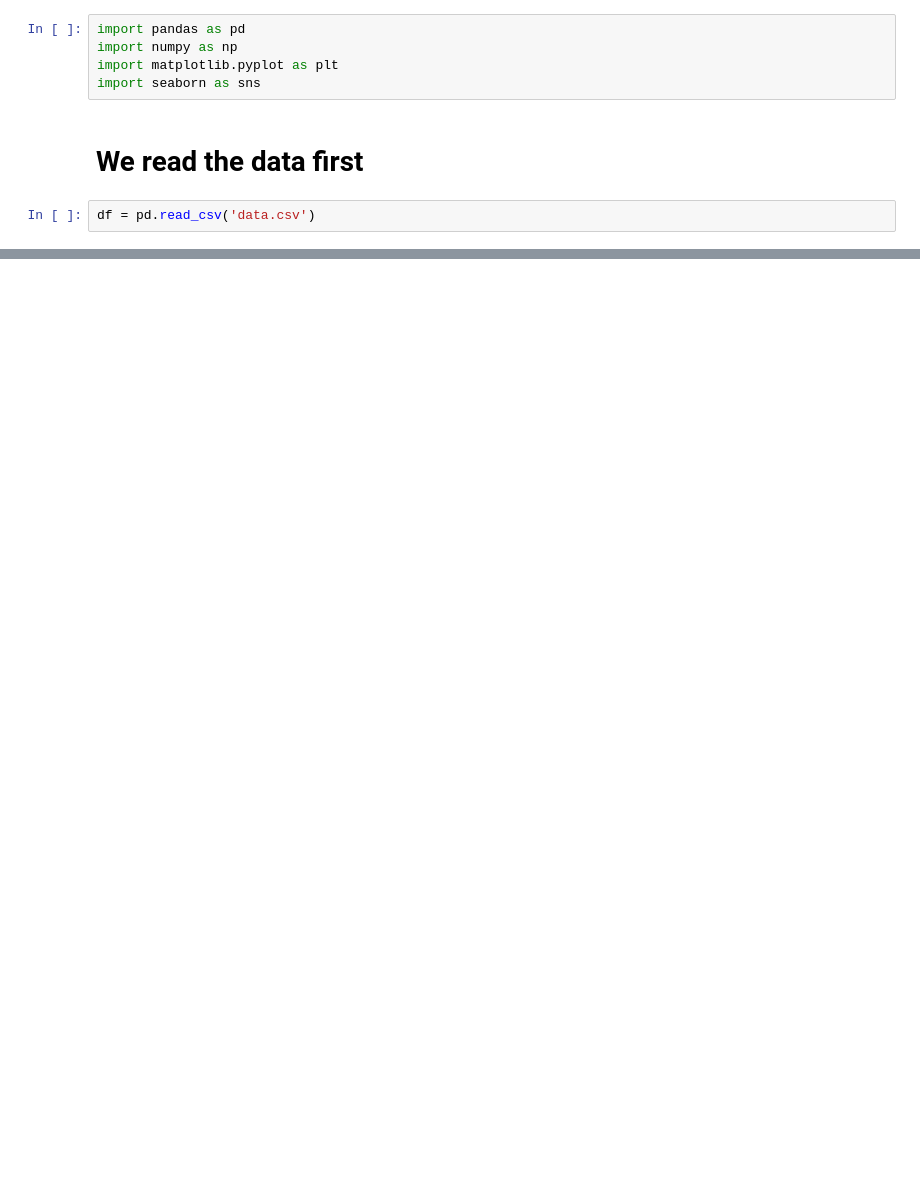
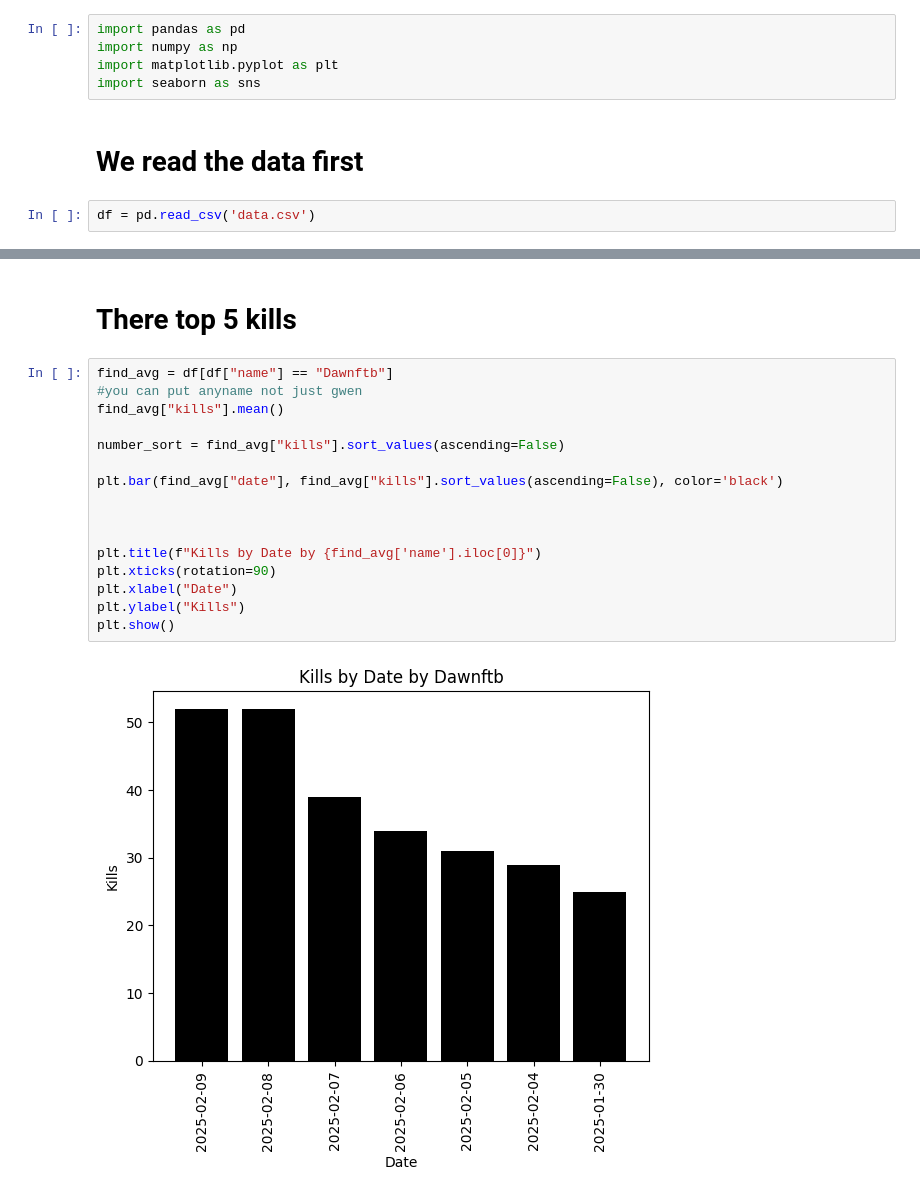
Before and after one commit to cakethehuman/brunswick-audit, a Jupyter notebook: main.ipynb, the cells around one changed output, grey strips where cells are left out. Cells and saved outputs as stored; diff of their text form; blank space fills up the shorter version.

```diff
--- a/main.ipynb
+++ b/main.ipynb
@@ -29,0 +36,20 @@ df
+# %% [markdown]
+# There top 5 kills
+# %%
+find_avg = df[df["name"] == "Dawnftb"]
+#you can put anyname not just gwen
+find_avg["kills"].mean()
+
+number_sort = find_avg["kills"].sort_values(ascending=False)
+
+plt.bar(find_avg["date"], find_avg["kills"].sort_values(ascending=False), color='black')
+
+
+
+plt.title(f"Kills by Date by {find_avg['name'].iloc[0]}")
+plt.xticks(rotation=90)
+plt.xlabel("Date")
+plt.ylabel("Kills")
+plt.show()
+# %% [output]
+[figure, added]
```
Also changed, not shown: parts of 3 cells of this notebook, 1 other file.
